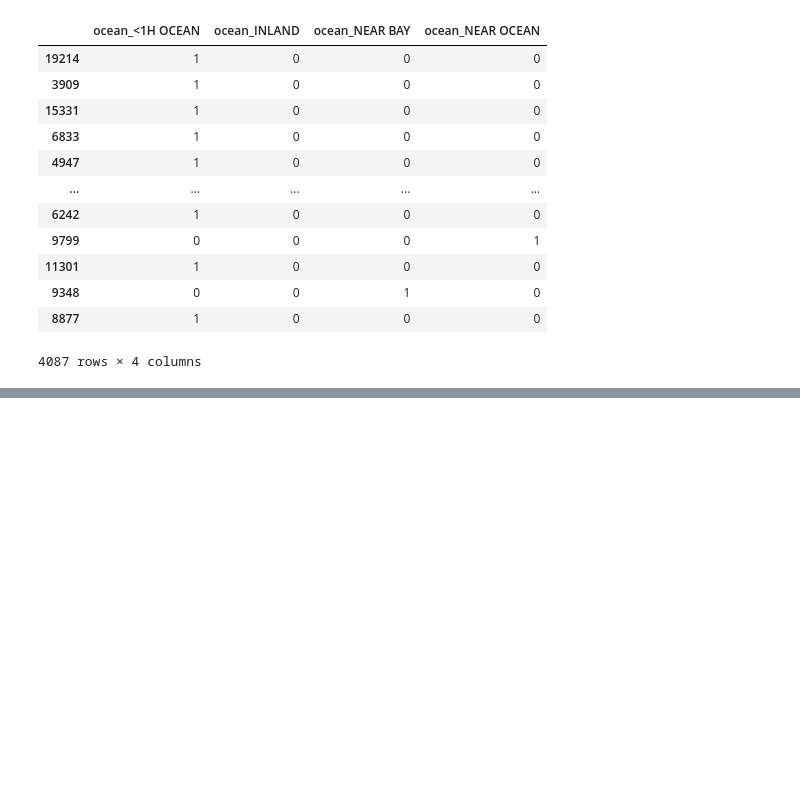
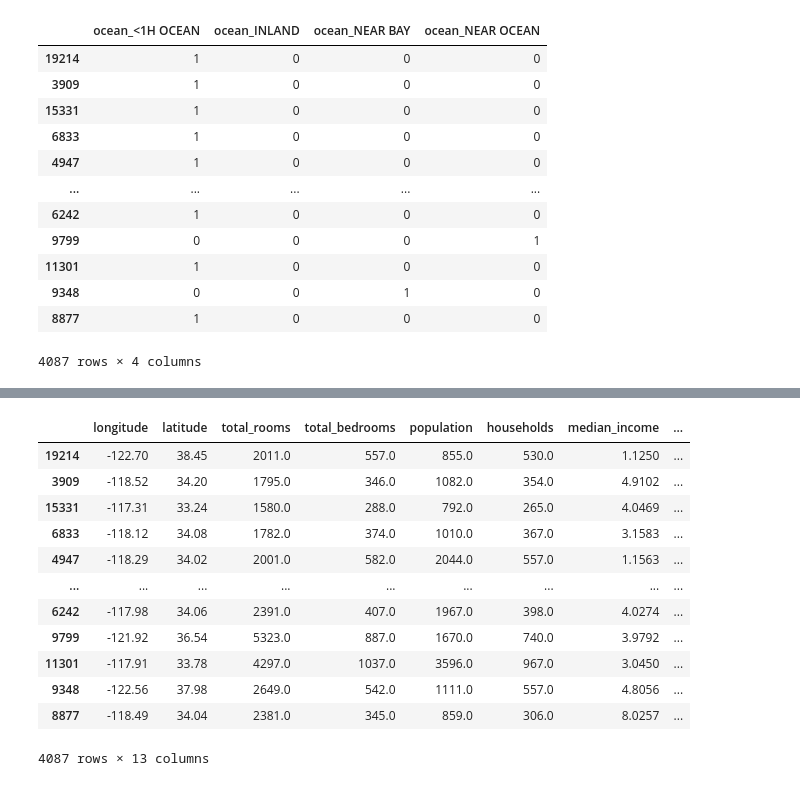
Before and after one commit to Alireza2317/feature_engineering, a Jupyter notebook: feature_engineering.ipynb, the cells around one changed output, grey strips where cells are left out. Drawn from its saved outputs; the diff is of its cells as text; code cells hidden in the pictures; blank space fills up the shorter version.

```diff
--- a/feature_engineering.ipynb
+++ b/feature_engineering.ipynb
@@ -320,7 +320,7 @@ ocean_proximity_dummies
 16346 rows × 4 columns
 # %%
 ocean_proximity_dummies_test = pd.get_dummies(test_df['ocean_proximity'], prefix='ocean', dtype=pd.Int8Dtype())
-ocean_proximity_dummies_test.drop('ocean_ISLAND', axis=1, inplace=True)
+ocean_proximity_dummies_test.drop(['ocean_ISLAND'], axis=1, inplace=True)
 ocean_proximity_dummies_test
 # %% [output]
 |  | ocean_<1H OCEAN | ocean_INLAND | ocean_NEAR BAY | ocean_NEAR OCEAN |
@@ -382,0 +408,18 @@ See the caveats in the documentation: https://pandas.pydata.org/pandas-docs/stab
+# %%
+test_df['age_under_30'] = (test_df['housing_median_age'] < 30).astype(pd.Int8Dtype())
+test_df.drop('housing_median_age', axis=1, inplace=True)
+test_df
+# %% [output]
+|  | longitude | latitude | total_rooms | total_bedrooms | population | households | median_income | ... |
+| 19214 | -122.70 | 38.45 | 2011.0 | 557.0 | 855.0 | 530.0 | 1.1250 | ... |
+| 3909 | -118.52 | 34.20 | 1795.0 | 346.0 | 1082.0 | 354.0 | 4.9102 | ... |
+| 15331 | -117.31 | 33.24 | 1580.0 | 288.0 | 792.0 | 265.0 | 4.0469 | ... |
+| 6833 | -118.12 | 34.08 | 1782.0 | 374.0 | 1010.0 | 367.0 | 3.1583 | ... |
+| 4947 | -118.29 | 34.02 | 2001.0 | 582.0 | 2044.0 | 557.0 | 1.1563 | ... |
+| ... | ... | ... | ... | ... | ... | ... | ... | ... |
+| 6242 | -117.98 | 34.06 | 2391.0 | 407.0 | 1967.0 | 398.0 | 4.0274 | ... |
+| 9799 | -121.92 | 36.54 | 5323.0 | 887.0 | 1670.0 | 740.0 | 3.9792 | ... |
+| 11301 | -117.91 | 33.78 | 4297.0 | 1037.0 | 3596.0 | 967.0 | 3.0450 | ... |
+| 9348 | -122.56 | 37.98 | 2649.0 | 542.0 | 1111.0 | 557.0 | 4.8056 | ... |
+| 8877 | -118.49 | 34.04 | 2381.0 | 345.0 | 859.0 | 306.0 | 8.0257 | ... |
+4087 rows × 13 columns
```
Also changed, not shown: parts of 20 cells of this notebook.
